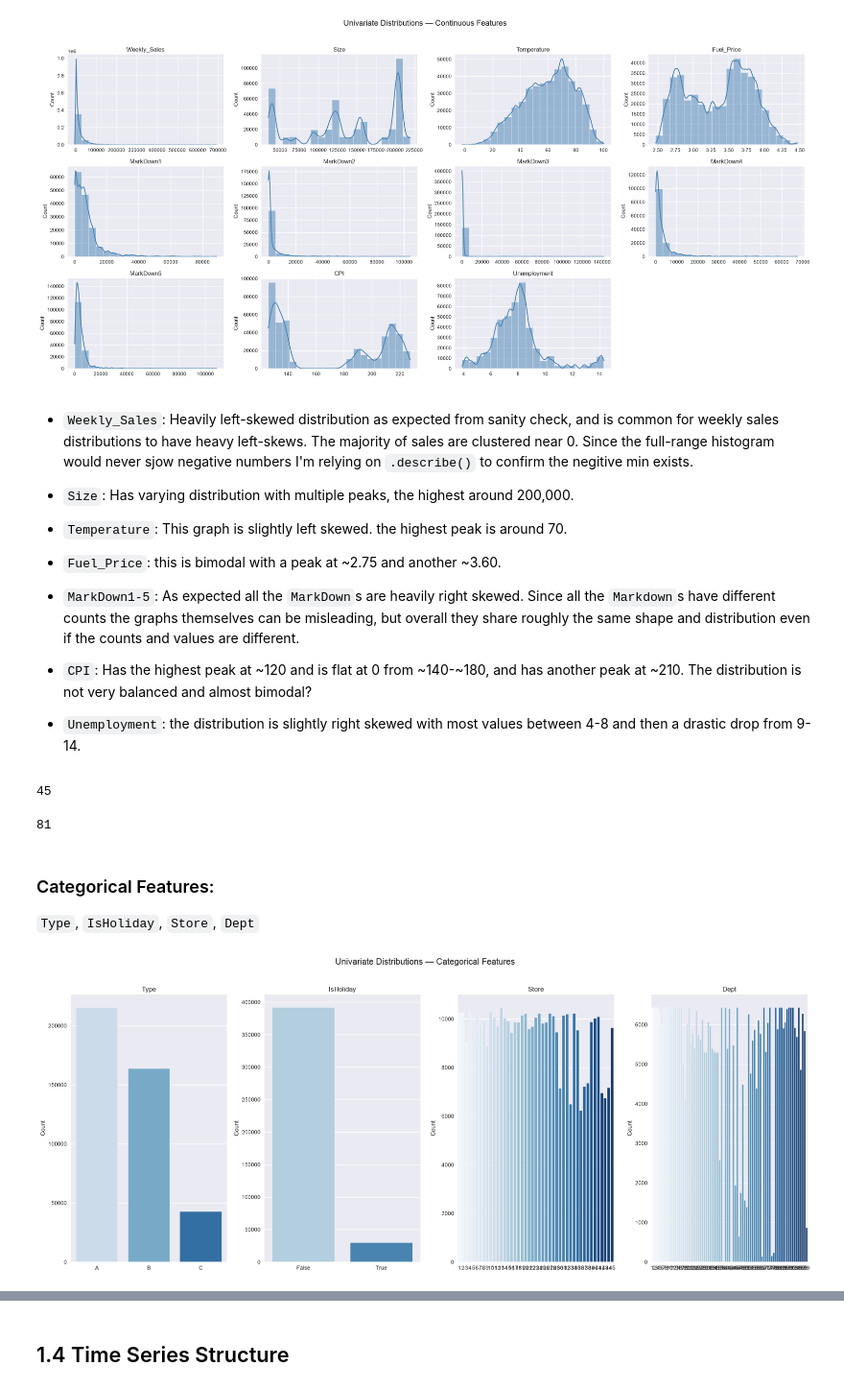
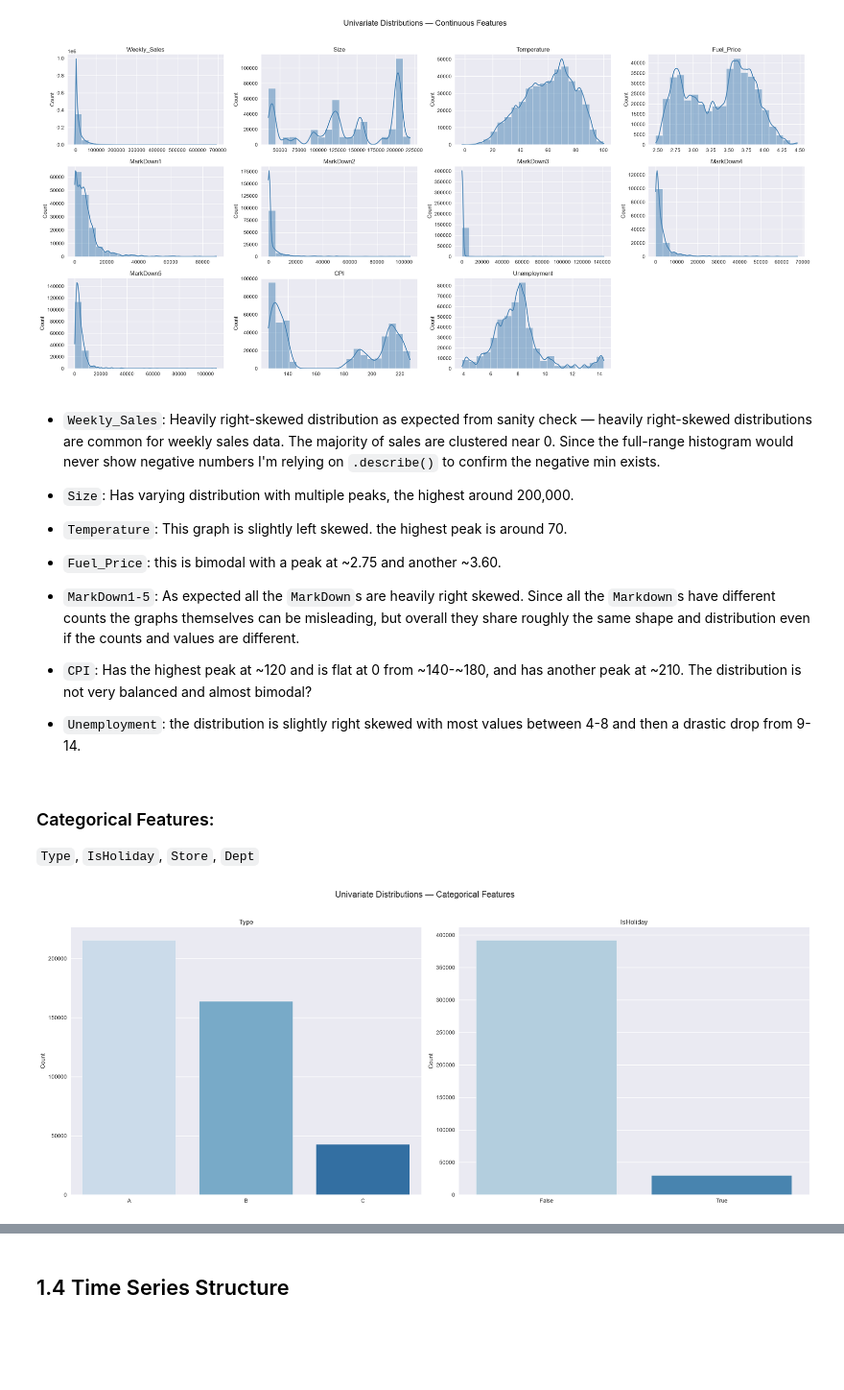
Before and after one commit to joshuasim/time-series-forecasting, a Jupyter notebook: notebooks/01_eda.ipynb, the cells around one changed output, grey strips where cells are left out. Shown at 96% size. Saved outputs shown, nothing was run; the diff lists cells and outputs as text; code cells hidden in the pictures; blank space fills up the shorter version.

```diff
--- a/notebooks/01_eda.ipynb
+++ b/notebooks/01_eda.ipynb
@@ -225,7 +222,7 @@ plt.show()
 # %% [output]
 [figure]
 # %% [markdown]
-- `Weekly_Sales`: Heavily left-skewed distribution as expected from sanity check, and is common for weekly sales distributions to have heavy left-skews. The majority of sales are clustered near 0. Since the full-range histogram would never sjow negative numbers I'm relying on `.describe()` to confirm the negitive min exists.
+- `Weekly_Sales`: Heavily right-skewed distribution as expected from sanity check — heavily right-skewed distributions are common for weekly sales data. The majority of sales are clustered near 0. Since the full-range histogram would never show negative numbers I'm relying on `.describe()` to confirm the negative min exists.
 
 - `Size`: Has varying distribution with multiple peaks, the highest around 200,000.
 
@@ -238,30 +235,24 @@ plt.show()
 - `CPI`: Has the highest peak at ~120 and is flat at 0 from ~140-~180, and has another peak at ~210. The distribution is not very balanced and almost bimodal?
 
 - `Unemployment`: the distribution is slightly right skewed with most values between 4-8 and then a drastic drop from 9-14.
-# %%
-print(df['Store'].nunique())
-df['Dept'].nunique()
-# %% [output]
-45
-81
 # %% [markdown]
 ### Categorical Features:
 `Type`, `IsHoliday`, `Store`, `Dept`
 # %%
-categorical_features = ['Type', 'IsHoliday', 'Store', 'Dept']
+categorical_features = ['Type', 'IsHoliday']
 
-fig, axes = plt.subplots(1, 4, figsize=(20, 8))
+fig, axes = plt.subplots(1, 2, figsize=(20, 8))
 axes = axes.flatten()
 
 for i, feature in enumerate(categorical_features):
-    sns.countplot(x=feature, data=df, ax=axes[i], palette='Blues')
+    sns.countplot(x=feature, data=df, ax=axes[i], palette='Blues', hue=feature, legend=False)
     axes[i].set_title(feature)
     axes[i].set_xlabel('')
     axes[i].set_ylabel('Count')
 
 fig.suptitle('Univariate Distributions — Categorical Features', fontsize=16, y=1.02)
 plt.tight_layout()
 plt.savefig('../images/categorical_distributions.png', bbox_inches='tight')
 plt.show()
 # %% [output]
-[figure, old version]
+[figure, new version]
```
Also changed, not shown: parts of 7 cells of this notebook, 3 other files.
